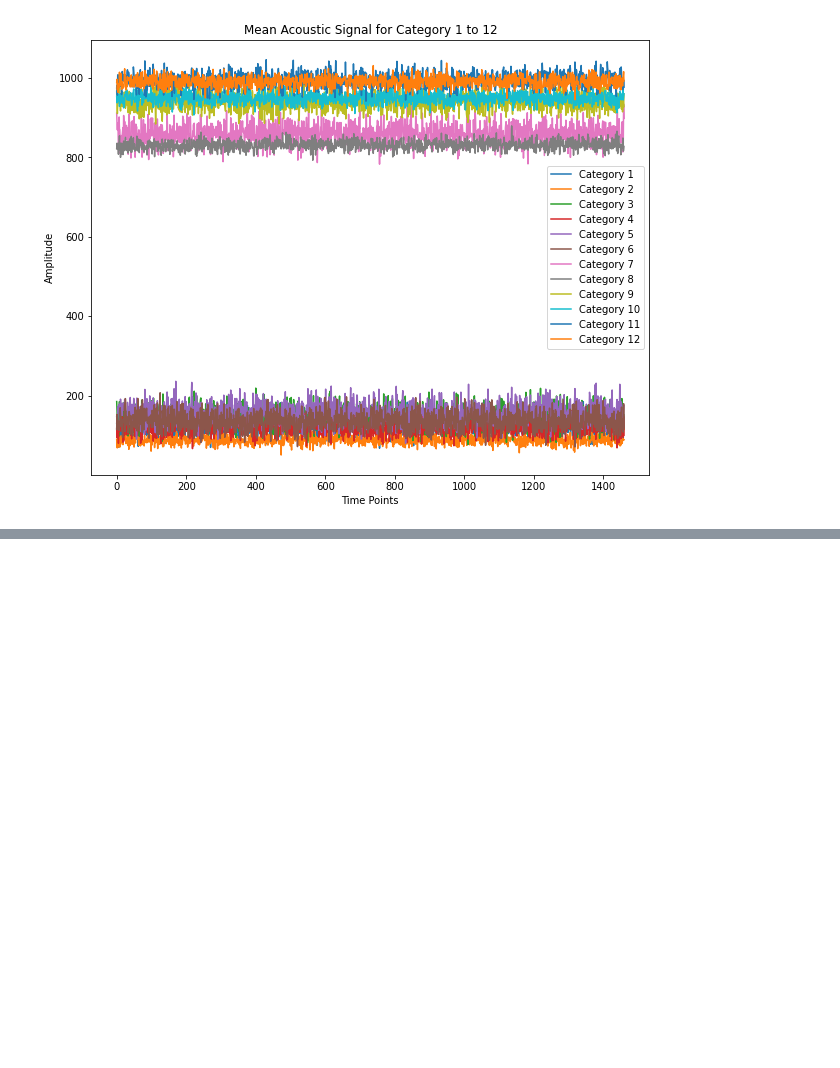
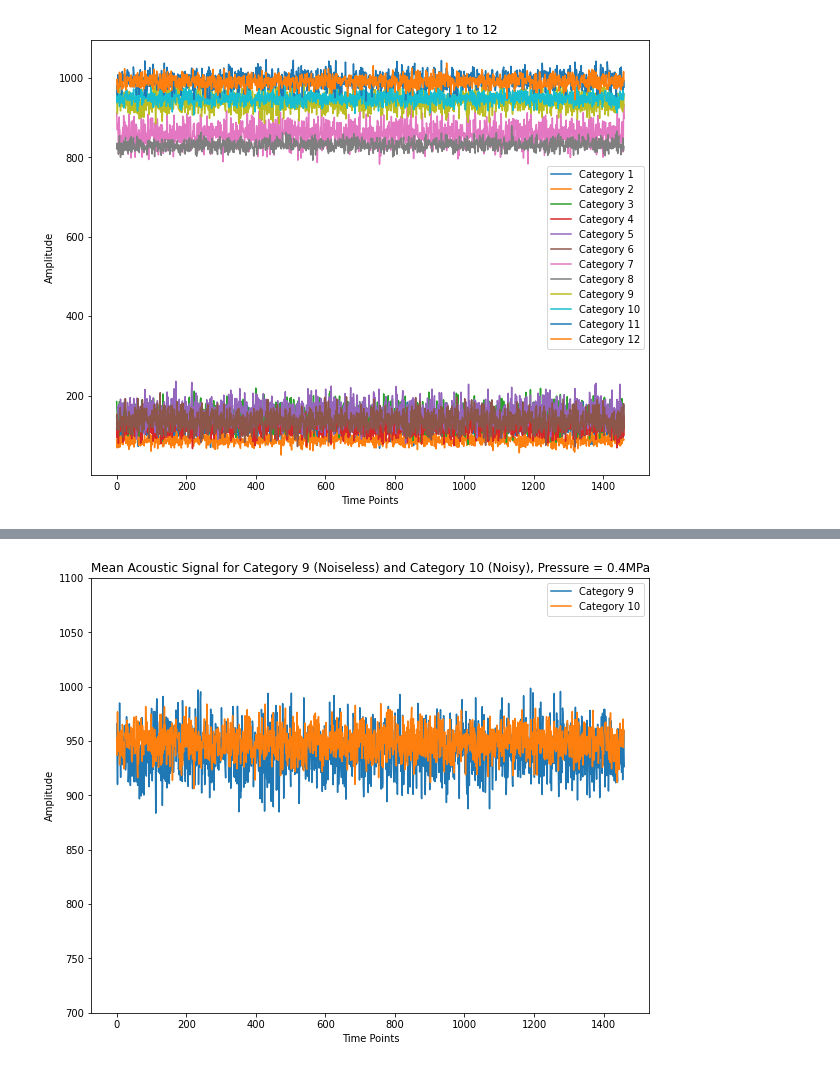
Before and after one commit to ryan-cws/Acoustic-Signal-Leak-Detection, a Jupyter notebook: GPLA-12 Acoustic Signal Leak Detection.ipynb, the cells around one changed output, grey strips where cells are left out. Saved outputs shown, nothing was run; the diff lists cells and outputs as text; code cells hidden in the pictures; blank space fills up the shorter version.

```diff
--- a/GPLA-12 Acoustic Signal Leak Detection.ipynb
+++ b/GPLA-12 Acoustic Signal Leak Detection.ipynb
@@ -221,0 +247,16 @@ plt.show()
+# %%
+# Cat 3 and 4
+# plot mean acoustic signal
+plt.figure(figsize = (10,8))
+
+for cat in range(9,11):
+    plt.plot(df_transposed.index,df_transposed[cat],label=f"Category {cat}")
+plt.xlabel('Time Points')
+plt.ylabel('Amplitude')
+plt.legend()
+plt.title(f'Mean Acoustic Signal for Category 9 (Noiseless) and Category 10 (Noisy), Pressure = 0.4MPa')
+plt.ylim(700,1100)
+
+plt.show()
+# %% [output]
+[figure, added]
```
Also changed, not shown: parts of 15 cells of this notebook.
